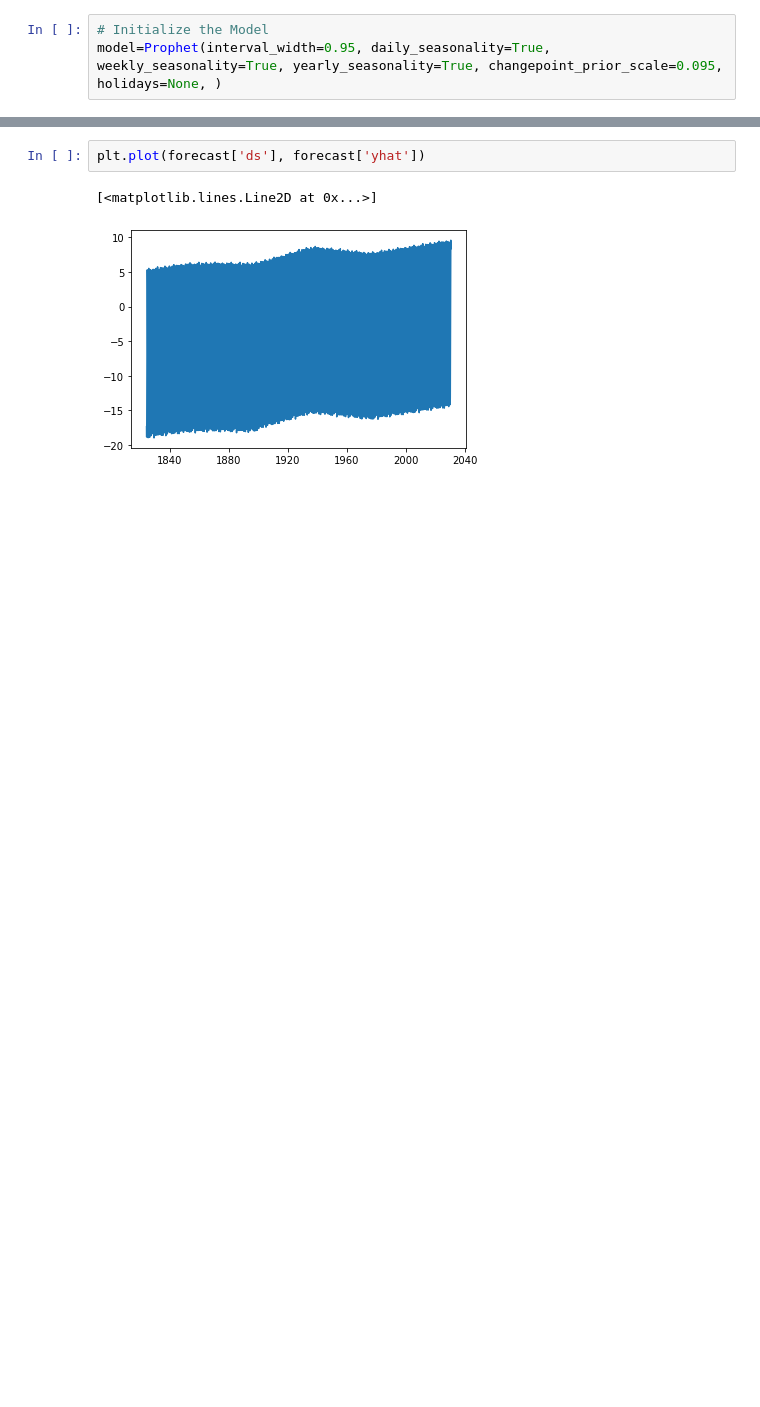
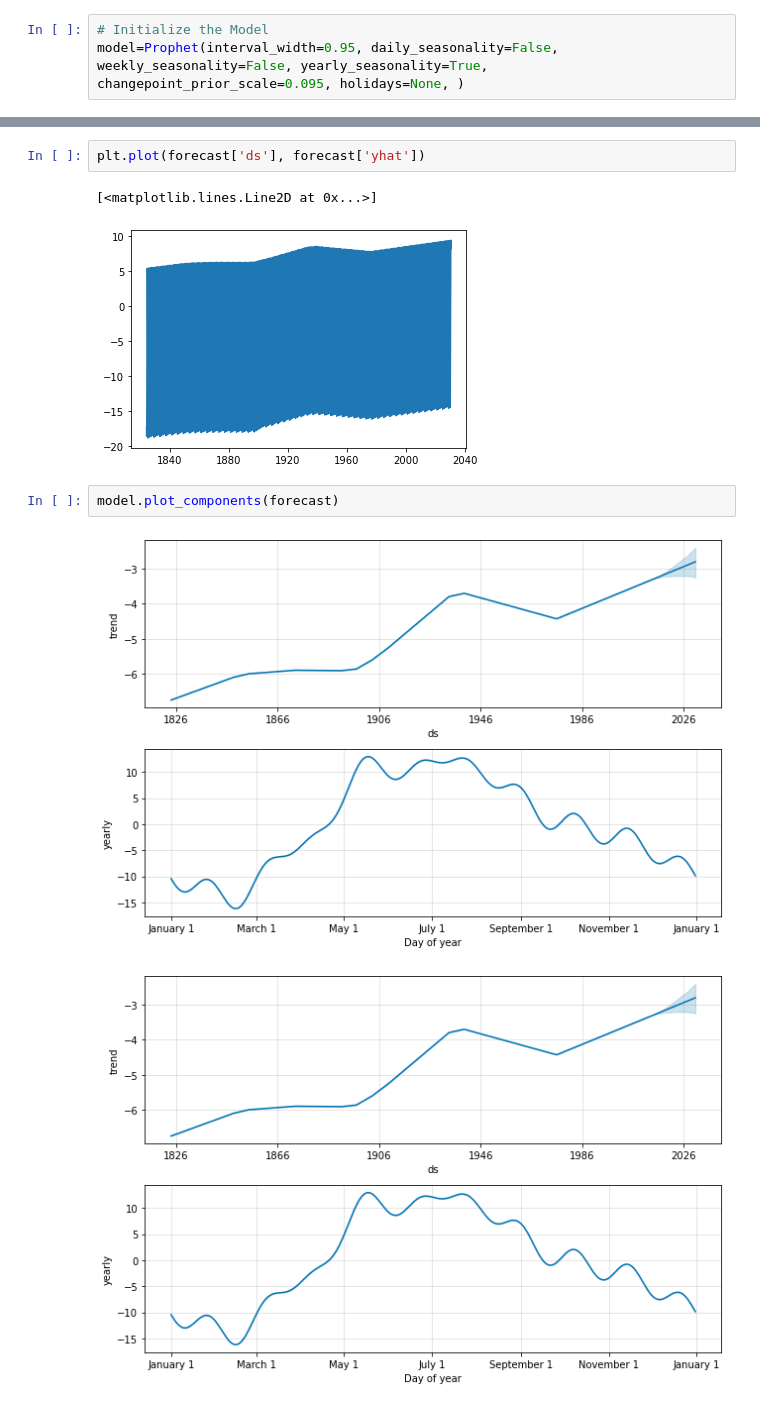
Before and after one commit to ozerm/GlobalWarming, a Jupyter notebook: Time series analysis.ipynb, the cells around one changed output, grey strips where cells are left out. Cells and saved outputs as stored; diff of their text form; blank space fills up the shorter version.

```diff
--- a/Time series analysis.ipynb
+++ b/Time series analysis.ipynb
@@ -606,7 +566,7 @@ df = df_ilu_long.iloc[:, [0,3]]
 df.columns = ['ds', 'y']
 # %%
 # Initialize the Model
-model=Prophet(interval_width=0.95, daily_seasonality=True, weekly_seasonality=True, yearly_seasonality=True, changepoint_prior_scale=0.095, holidays=None, )
+model=Prophet(interval_width=0.95, daily_seasonality=False, weekly_seasonality=False, yearly_seasonality=True, changepoint_prior_scale=0.095, holidays=None, )
 # %%
 model.fit(df)
 future = model.make_future_dataframe(periods=200, freq='MS')
@@ -623,3 +583,8 @@ plt.plot(forecast['ds'], forecast['yhat'])
 # %% [output]
 [<matplotlib.lines.Line2D at 0x...>]
 [figure]
+# %%
+model.plot_components(forecast)
+# %% [output]
+[figure, added]
+[figure, added]
```
Also changed, not shown: parts of 10 cells of this notebook.
